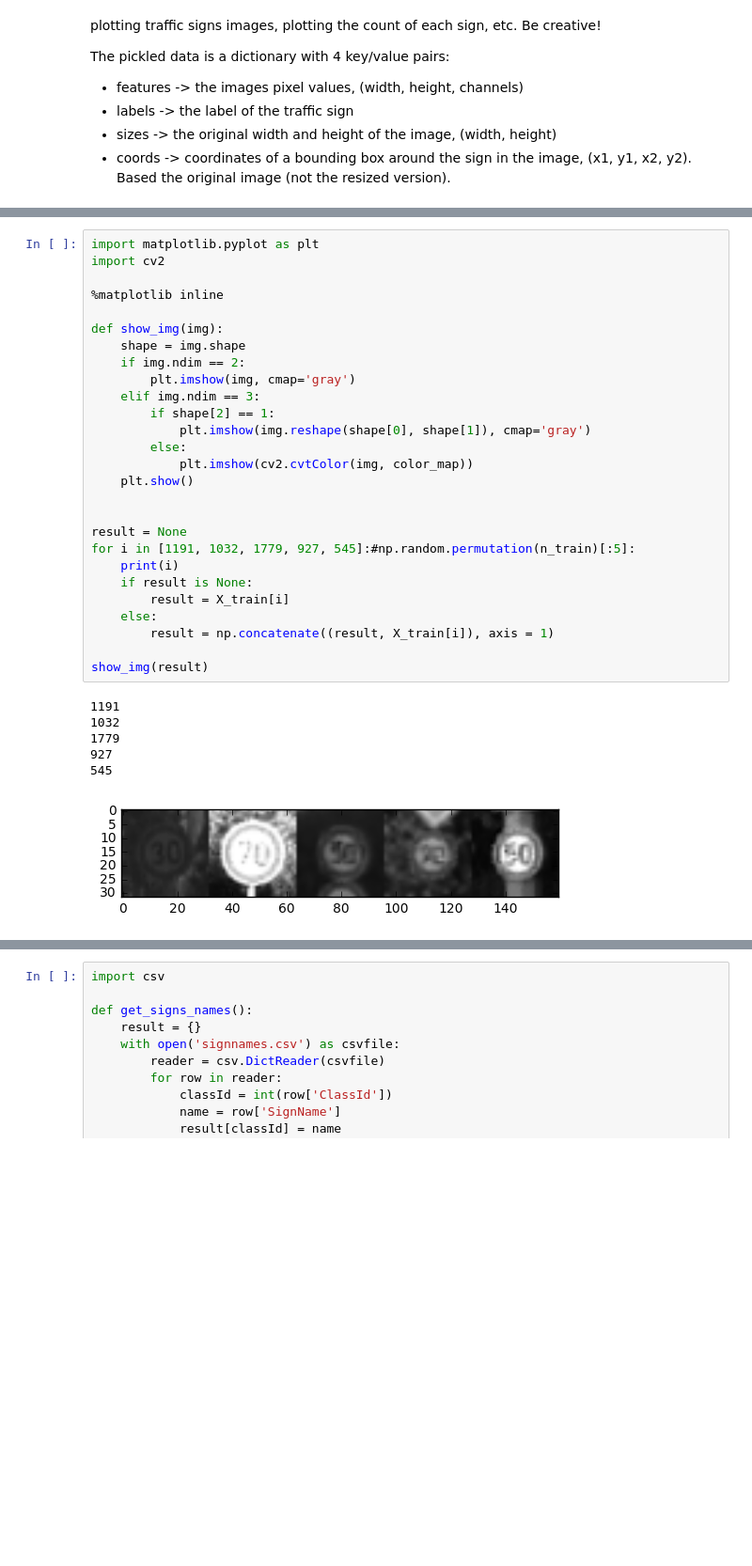
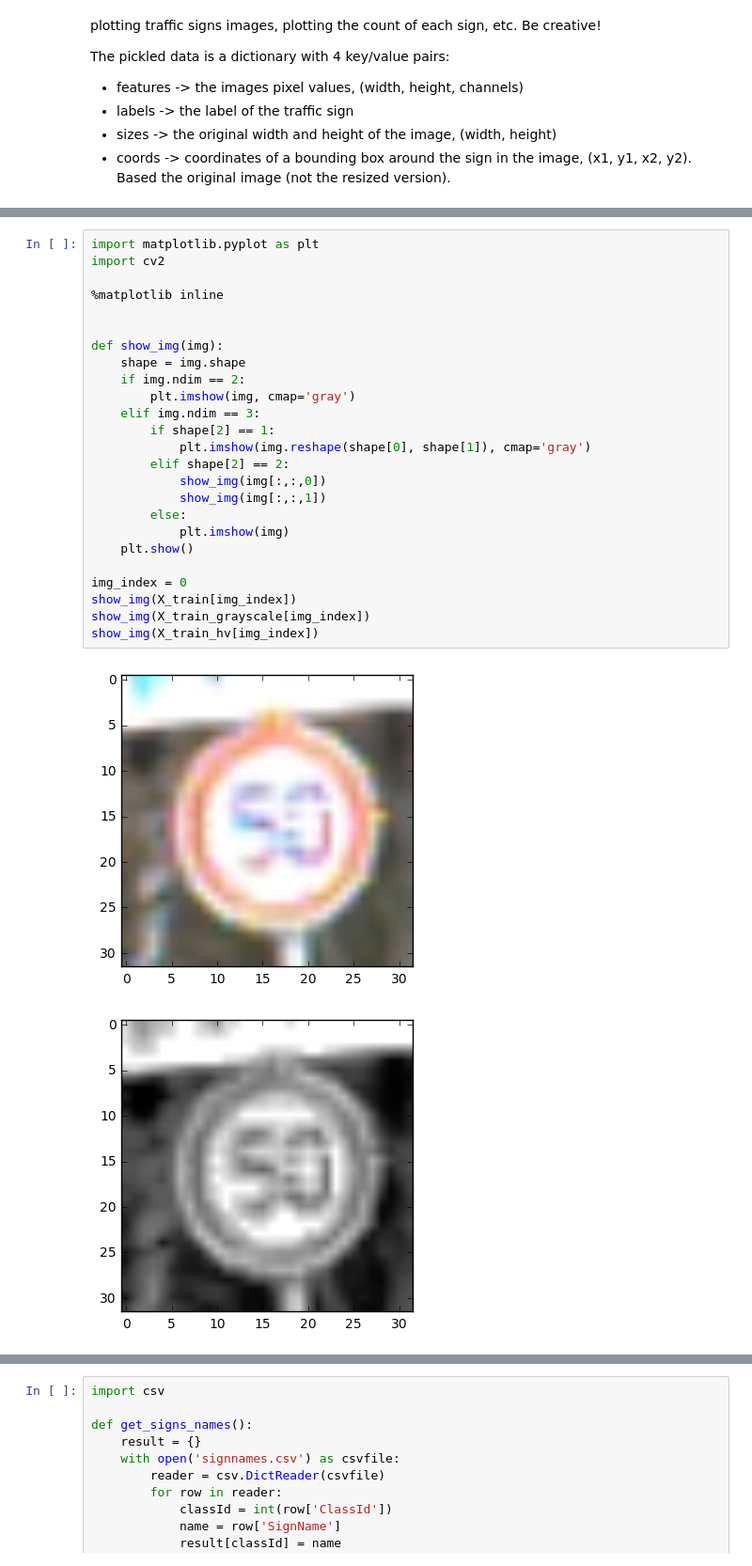
Before and after one commit to AM5800/self_drifing_car, a Jupyter notebook: traffic-signs/Traffic_Signs_Recognition.ipynb, the cells around one changed output, grey strips where cells are left out. Shown: that part at 94% size. Cells and saved outputs as stored; diff of their text form; blank space fills up the shorter version.

```diff
--- a/traffic-signs/Traffic_Signs_Recognition.ipynb
+++ b/traffic-signs/Traffic_Signs_Recognition.ipynb
@@ -147,34 +174,28 @@ Number of classes = 5
 # %%
 import matplotlib.pyplot as plt
 import cv2
 
 %matplotlib inline
+
 
 def show_img(img):
     shape = img.shape
     if img.ndim == 2:
         plt.imshow(img, cmap='gray')
     elif img.ndim == 3:
         if shape[2] == 1:
             plt.imshow(img.reshape(shape[0], shape[1]), cmap='gray')
+        elif shape[2] == 2:
+            show_img(img[:,:,0])
+            show_img(img[:,:,1])
         else:
-            plt.imshow(cv2.cvtColor(img, color_map))
+            plt.imshow(img)
     plt.show()
 
-
-result = None
-for i in [1191, 1032, 1779, 927, 545]:#np.random.permutation(n_train)[:5]:
-    print(i)
-    if result is None:
-        result = X_train[i]
-    else:
-        result = np.concatenate((result, X_train[i]), axis = 1)
-
-show_img(result)
+img_index = 0
+show_img(X_train[img_index])
+show_img(X_train_grayscale[img_index])
+show_img(X_train_hv[img_index])
 # %% [output]
-1191
-1032
-1779
-927
-545
-[figure, old version]
+[figure, new version]
+[figure, added]
```
Also changed, not shown: parts of 11 cells of this notebook.
